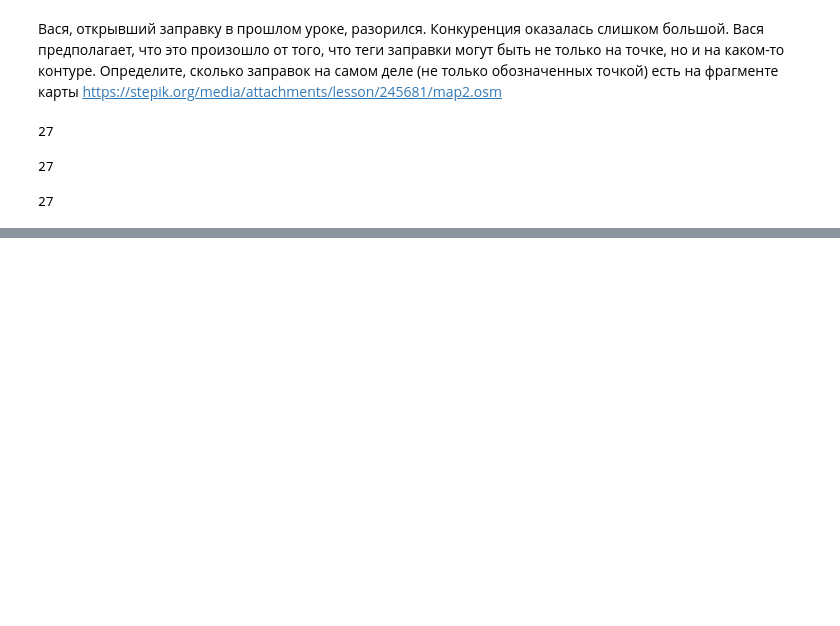
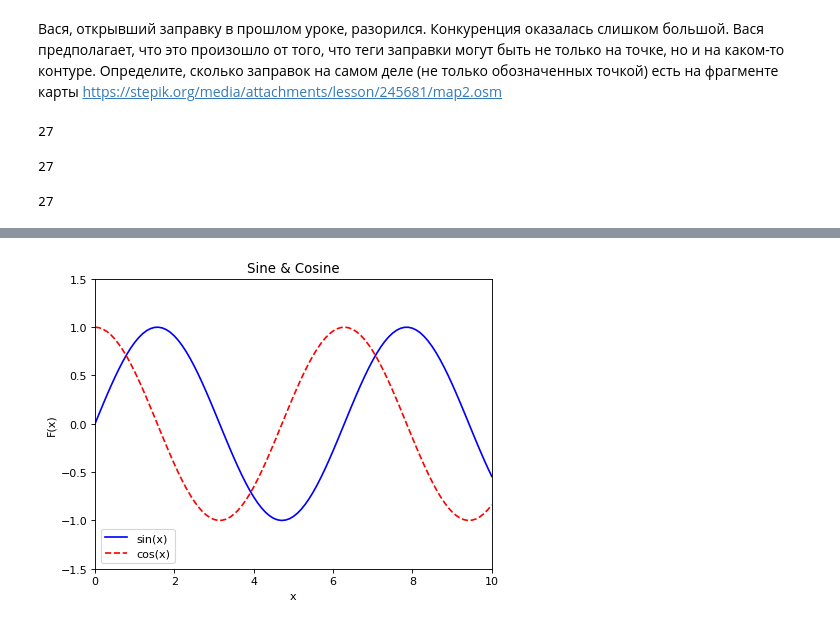
Before and after one commit to natasha-mezhennaya/python_practical_problems, a Jupyter notebook: CourseSummary.ipynb, the cells around one changed output, grey strips where cells are left out. Saved outputs shown, nothing was run; the diff lists cells and outputs as text; code cells hidden in the pictures; blank space fills up the shorter version.

```diff
--- a/CourseSummary.ipynb
+++ b/CourseSummary.ipynb
@@ -493,0 +559,38 @@ with open('map2.osm', 'r', encoding='utf8') as f:
+# %%
+#!/usr/bin/env python3
+# vim: set ai et ts=4 sw=4:
+
+import matplotlib as mpl
+import matplotlib.pyplot as plt
+import math
+
+dpi = 80
+fig = plt.figure(dpi = dpi, figsize = (512 / dpi, 384 / dpi) )
+mpl.rcParams.update({'font.size': 10})
+
+plt.axis([0, 10, -1.5, 1.5])
+
+plt.title('Sine & Cosine')
+plt.xlabel('x')
+plt.ylabel('F(x)')
+
+xs = []
+sin_vals = []
+cos_vals = []
+
+x = 0.0
+while x < 10.0:
+    sin_vals += [ math.sin(x) ]
+    cos_vals += [ math.cos(x) ]
+    xs += [x]
+    x += 0.1
+
+plt.plot(xs, sin_vals, color = 'blue', linestyle = 'solid',
+         label = 'sin(x)')
+plt.plot(xs, cos_vals, color = 'red', linestyle = 'dashed',
+         label = 'cos(x)')
+
+plt.legend(loc = 'lower left')
+fig.savefig('trigan.png')
+# %% [output]
+[figure, added]
```
Also changed, not shown: parts of 16 cells of this notebook.
